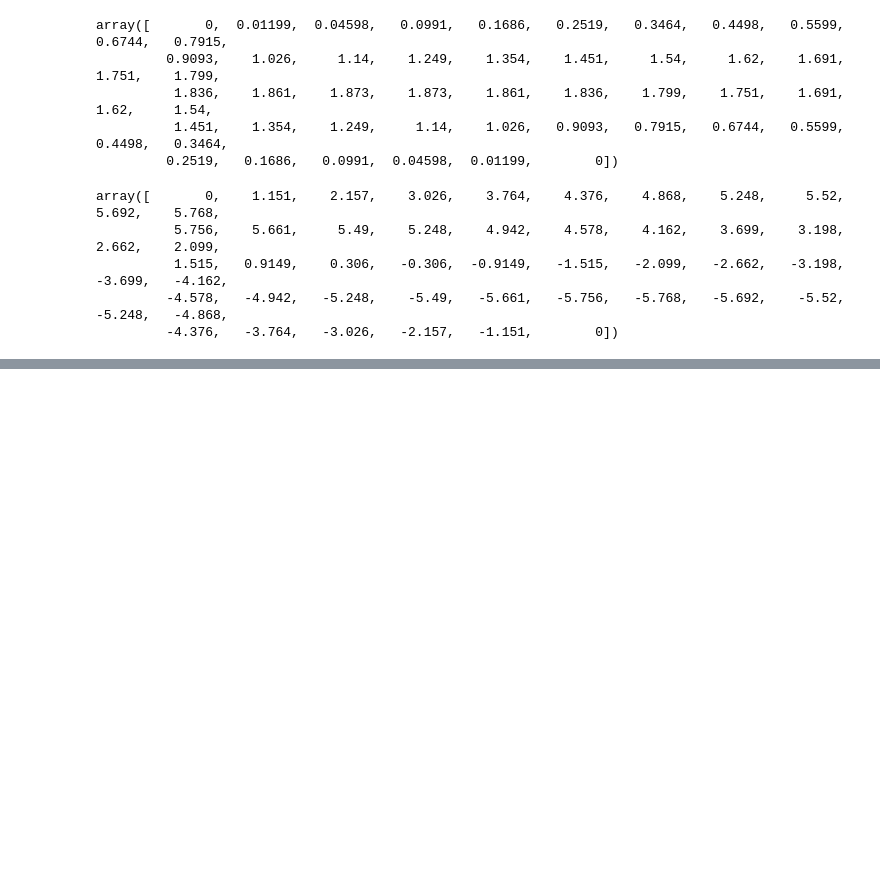
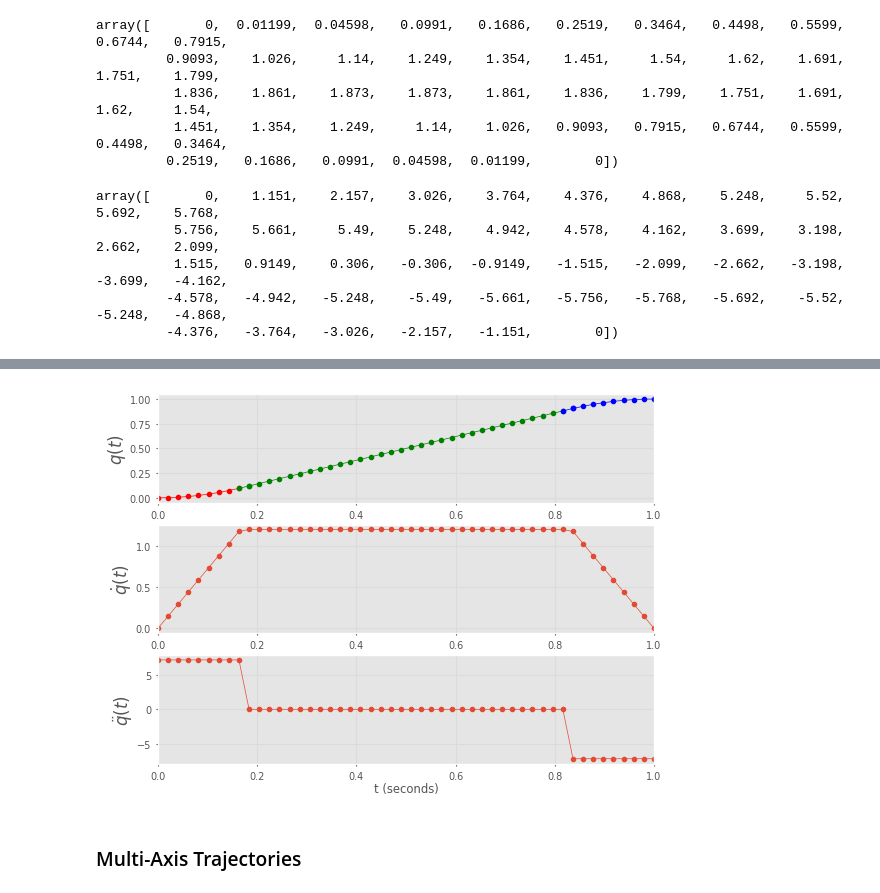
Before and after one commit to Sann-Htet/Robotics-Vision-and-Control-Fundamental-Algorithms-in-Python, a Jupyter notebook: Chapter03/Creating_Time-Varying_Pose.ipynb, the cells around one changed output, grey strips where cells are left out. Cells and saved outputs as stored; diff of their text form; code cells hidden in the pictures; blank space fills up the shorter version.

```diff
--- a/Chapter03/Creating_Time-Varying_Pose.ipynb
+++ b/Chapter03/Creating_Time-Varying_Pose.ipynb
@@ -58,0 +77,9 @@ traj = quintic(0, 1, np.linspace(0, 1, 50), qd0=10, qdf=0)
+# %%
+traj1_2 = trapezoidal(0, 1, np.linspace(0, 1, 50), V=1.2)
+traj2_0 = trapezoidal(0, 1, np.linspace(0, 1, 50), V=2)
+# %%
+traj1_2.plot()
+# %% [output]
+[figure, added]
+# %% [markdown]
+### Multi-Axis Trajectories
```
Also changed, not shown: parts of 12 cells of this notebook.
